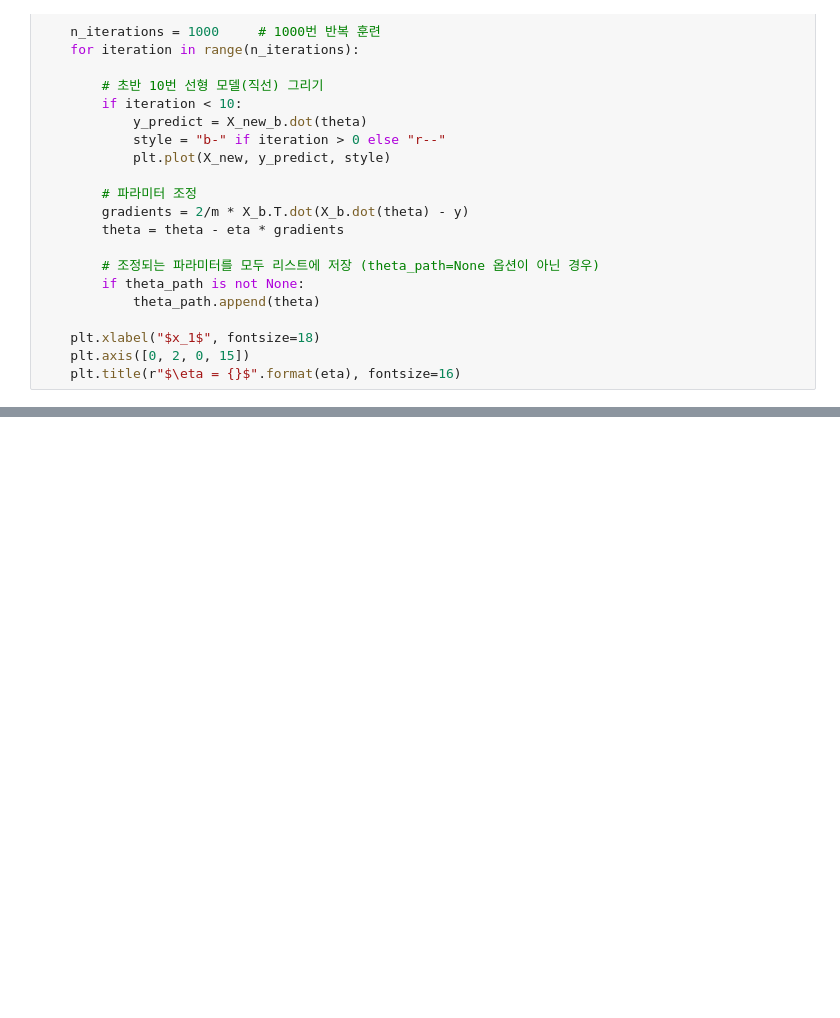
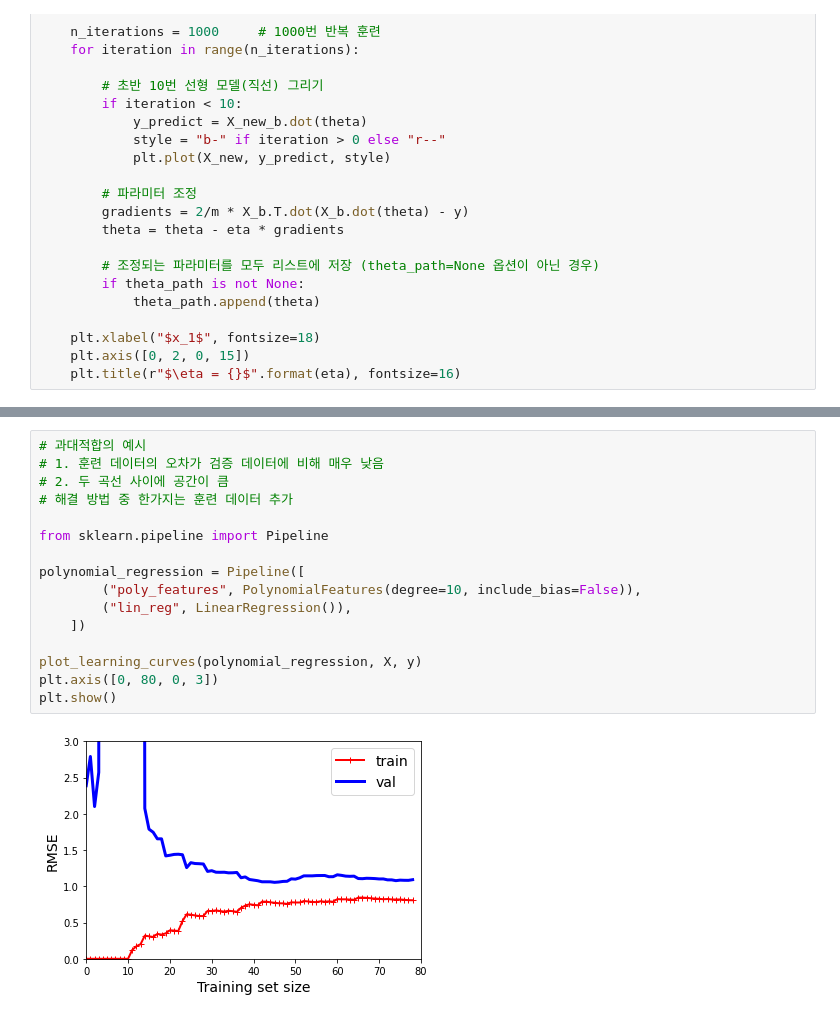
Before and after one commit to linusms/Hands-on, a Jupyter notebook: chapter_4.ipynb, the cells around one changed output, grey strips where cells are left out. Drawn from its saved outputs; the diff is of its cells as text; blank space fills up the shorter version.

```diff
--- a/chapter_4.ipynb
+++ b/chapter_4.ipynb
@@ -128,0 +218,18 @@ plt.show()
+# %%
+# 과대적합의 예시
+# 1. 훈련 데이터의 오차가 검증 데이터에 비해 매우 낮음
+# 2. 두 곡선 사이에 공간이 큼
+# 해결 방법 중 한가지는 훈련 데이터 추가
+
+from sklearn.pipeline import Pipeline
+
+polynomial_regression = Pipeline([
+        ("poly_features", PolynomialFeatures(degree=10, include_bias=False)),
+        ("lin_reg", LinearRegression()),
+    ])
+
+plot_learning_curves(polynomial_regression, X, y)
+plt.axis([0, 80, 0, 3])
+plt.show()
+# %% [output]
+[figure, added]
```
Also changed, not shown: parts of 21 cells of this notebook.
